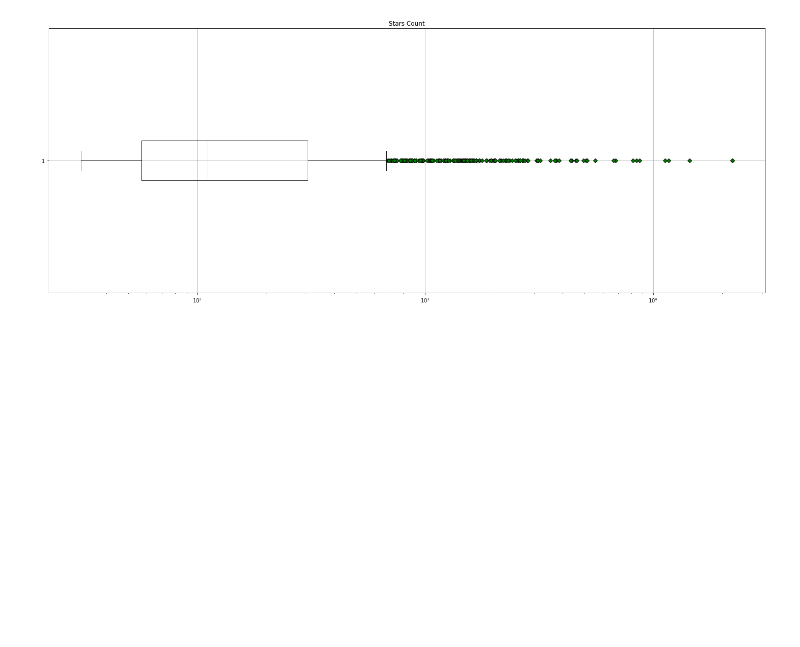
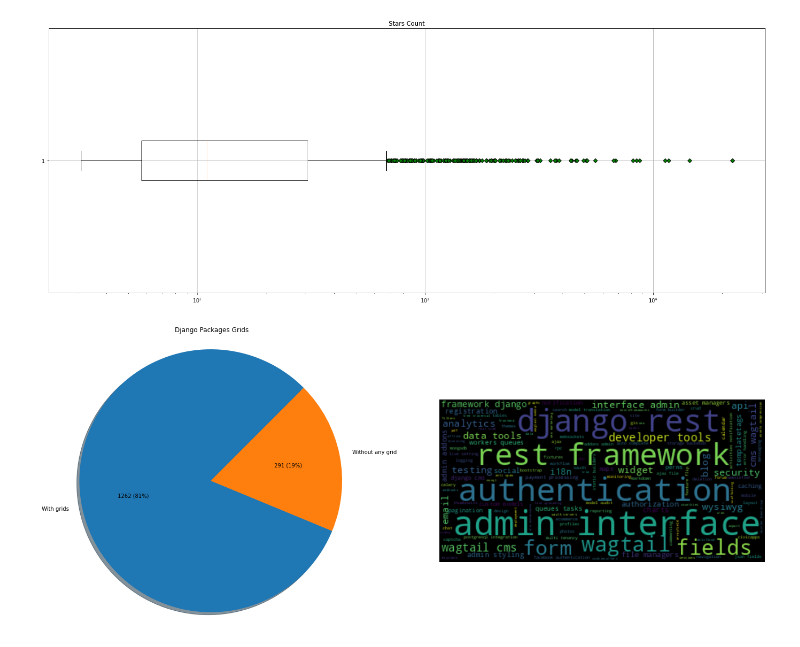
Before and after one commit to rafaatsouza/django-packages-miner, a Jupyter notebook: src/visualization/django-packages.ipynb, the cells around one changed output. Saved outputs shown, nothing was run; the diff lists cells and outputs as text; code cells hidden in the pictures; blank space fills up the shorter version.

Commit message:
Adds charts

```diff
--- a/src/visualization/django-packages.ipynb
+++ b/src/visualization/django-packages.ipynb
@@ -63,3 +66,24 @@ plt.tight_layout()
 plt.show()
 # %% [output]
 [figure]
+# %%
+fig, (ax1, ax2) = plt.subplots(1, 2, figsize=(24, 10))
+fig.set_facecolor('white')
+
+labels = 'With grids', 'Without any grid'
+
+sizes = [
+    len(df[~df['dp_grids'].isnull()]),
+    len(df[df['dp_grids'].isnull()]),
+]
+
+vm.set_pie_by_ax(ax1, sizes, labels, 'Django Packages Grids')
+
+grid_concate, grids_freq = am.get_concate_and_freq(df[~df['dp_grids'].isnull()]['dp_grids'].values)
+
+ax2.imshow(WordCloud().generate(grid_concate), interpolation='bilinear')
+ax2.axis("off")
+
+plt.show()
+# %% [output]
+[figure, added]
```
Also changed, not shown: parts of 4 cells of this notebook, 2 other files.
